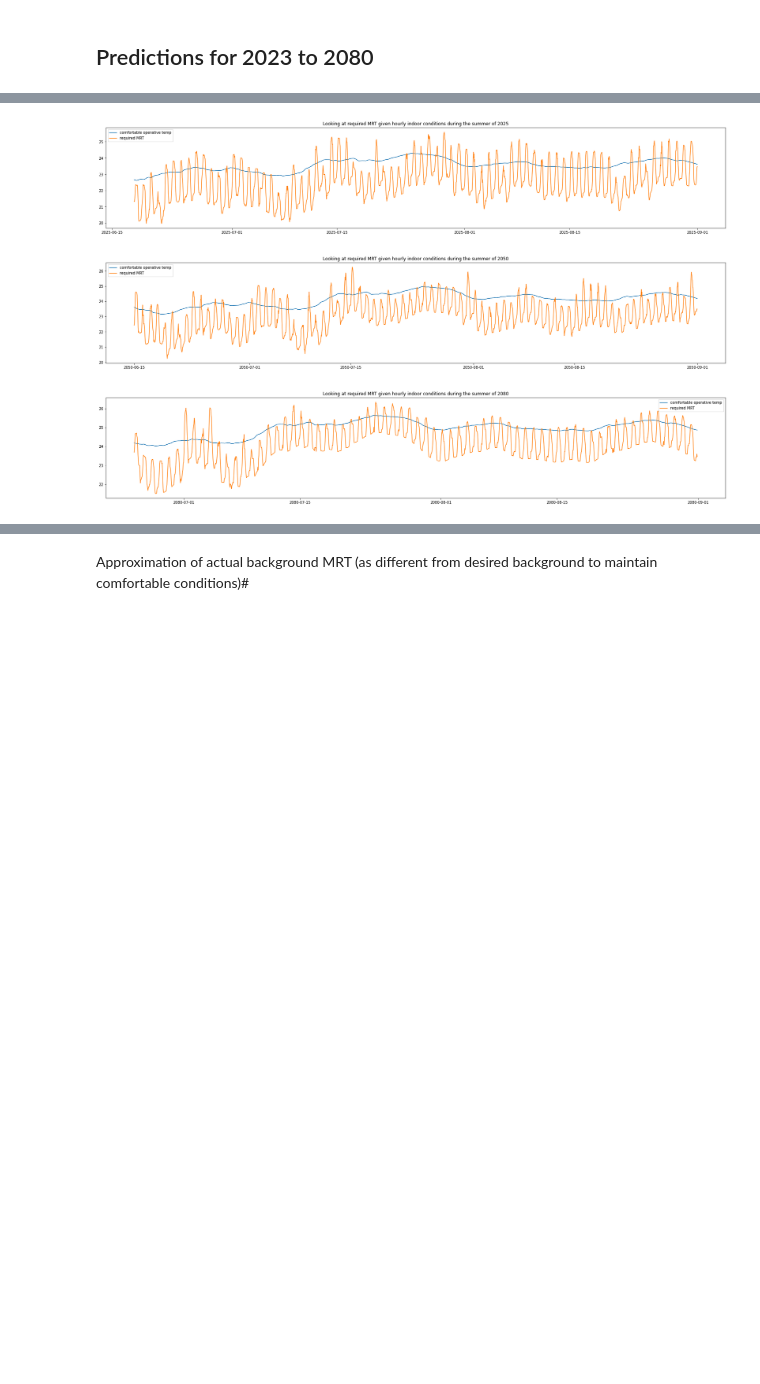
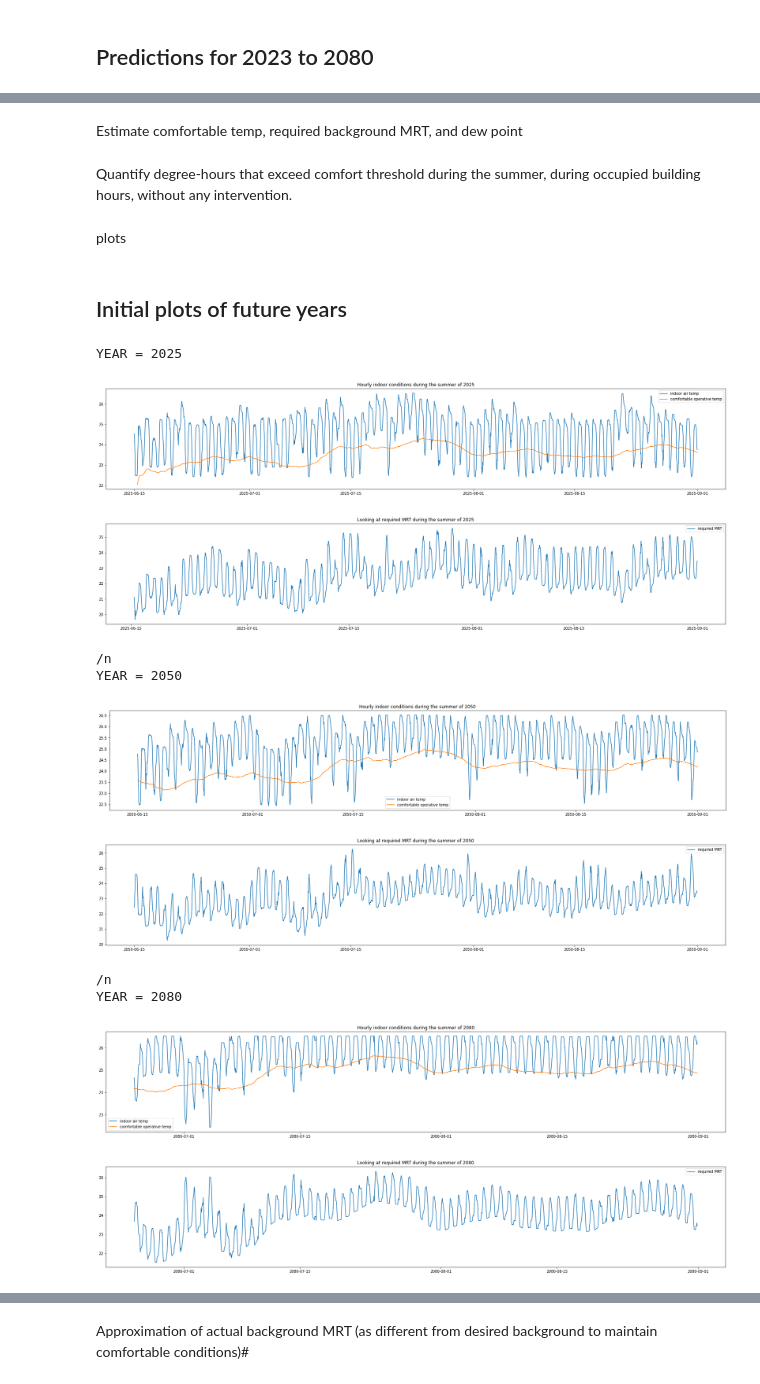
Before and after one commit to eta-lab/cooling-around, a Jupyter notebook: models/mrt2_XGBoost_futurePredictions.ipynb, the cells around one changed output, grey strips where cells are left out. Saved outputs shown, nothing was run; the diff lists cells and outputs as text; code cells hidden in the pictures; blank space fills up the shorter version.

```diff
--- a/models/mrt2_XGBoost_futurePredictions.ipynb
+++ b/models/mrt2_XGBoost_futurePredictions.ipynb
@@ -138,7 +147,7 @@ ANSI/ASHRAE Standard 55-2017, Thermal Environmental Conditions for Human Occupan
 def get_comfy_opTemperature (outdoor_air):
 
     # Calculate average of previous week's outdoor air temp (for calculating comfortable op temp)
-    out_7dayAverage = outdoor_air.rolling(168, min_periods=72).mean()
+    out_7dayAverage = outdoor_air.rolling(168, min_periods=12).mean()
 
     # Calculate adaptive model comfort temp
     return 0.31*out_7dayAverage +17.8
@@ -172,0 +192,8 @@ def get_required_MRT(comfy_operativeTemp,indoor_airTemp):
+# %%
+def get_dewPoint(indoor_airTemp, rel_hum=60):
+    # this returns dew point temp, based on assumption about RH
+
+    B = 18.678
+    C = 257.14
+    gamma = np.log(rel_hum/100) + ((B*indoor_airTemp)/(C + indoor_airTemp))
+    return C*gamma/(B-gamma)
@@ -307,0 +327,2 @@ plt.show()
+# %% [markdown]
+Estimate comfortable temp, required background MRT, and dew point
@@ -308,31 +353,60 @@ plt.show()
+# %% [markdown]
+Quantify degree-hours that exceed comfort threshold during the summer, during occupied building hours, without any intervention.
+# %% [markdown]
+plots
+# %% [markdown]
+## Initial plots of future years
 # %%
 def visualize_year(dat=df_all_ftr.copy(), year=2015):
     yr = year
 
     df_plot = dat.copy()
 
     # keep only summer dates, e.g., June, July and August:
     df_yr = df_plot[df_plot.index.month.isin([6,7,8]) & (df_plot.index.year == yr)]
 
+    print('In', year, )
+
     # Plot it
     plt.figure(figsize=(30,5))
+    x_ax = df_yr.index
+    plt.plot(x_ax, df_yr.ind_air_predicted, label="indoor air temp",linestyle='-', marker='')
+    plt.plot(x_ax, df_yr.comfy_opTmp, label="comfortable operative temp",linestyle='-', marker='')
+    plt.title("Hourly indoor conditions during the summer of %i" %yr)
+    plt.legend()
+    plt.show()
 
-    x_ax = df_yr.index
-    plt.plot(x_ax, df_yr.comfy_opTmp, label="comfortable operative temp",linestyle='-', marker='')
-    plt.plot(x_ax, df_yr.comfy_MRT, label="required MRT", linestyle='-', marker='')
-    plt.title("Looking at required MRT given hourly indoor conditions during the summer of %i" %yr)
+    plt.figure(figsize=(30,5))
+    plt.plot(x_ax, df_yr.comfy_MRT, label="required bg MRT", linestyle='-', marker='')
+    #plt.plot(x_ax, df_yr.comfy_MRT, label="5% VF panel MRT", linestyle='-', marker='')
+    plt.title("Looking at required MRT during the summer of %i" %yr)
     plt.legend()
     plt.show()
 
 # Visualize 2025
-visualize_year(df_all_ftr, 2025)
+year = 2025
+visualize_year(df_all_ftr, year)
+print('/n')
 
 # Visualize 2050
-visualize_year(df_all_ftr, 2050)
+year = 2050
+print('YEAR =', year)
+visualize_year(df_all_ftr, year)
+print('/n')
 
 # Visualize 2080
-visualize_year(df_all_ftr, 2080)
+year = 2080
+print('YEAR =', year)
+visualize_year(df_all_ftr, year)
 # %% [output]
+YEAR = 2025
-[figure, old version]
+[figure, new version]
-[figure, old version]
+[figure, new version]
+/n
+YEAR = 2050
-[figure, old version]
+[figure, new version]
+[figure, added]
+/n
+YEAR = 2080
+[figure, added]
+[figure, added]
```
Also changed, not shown: parts of 27 cells of this notebook.
